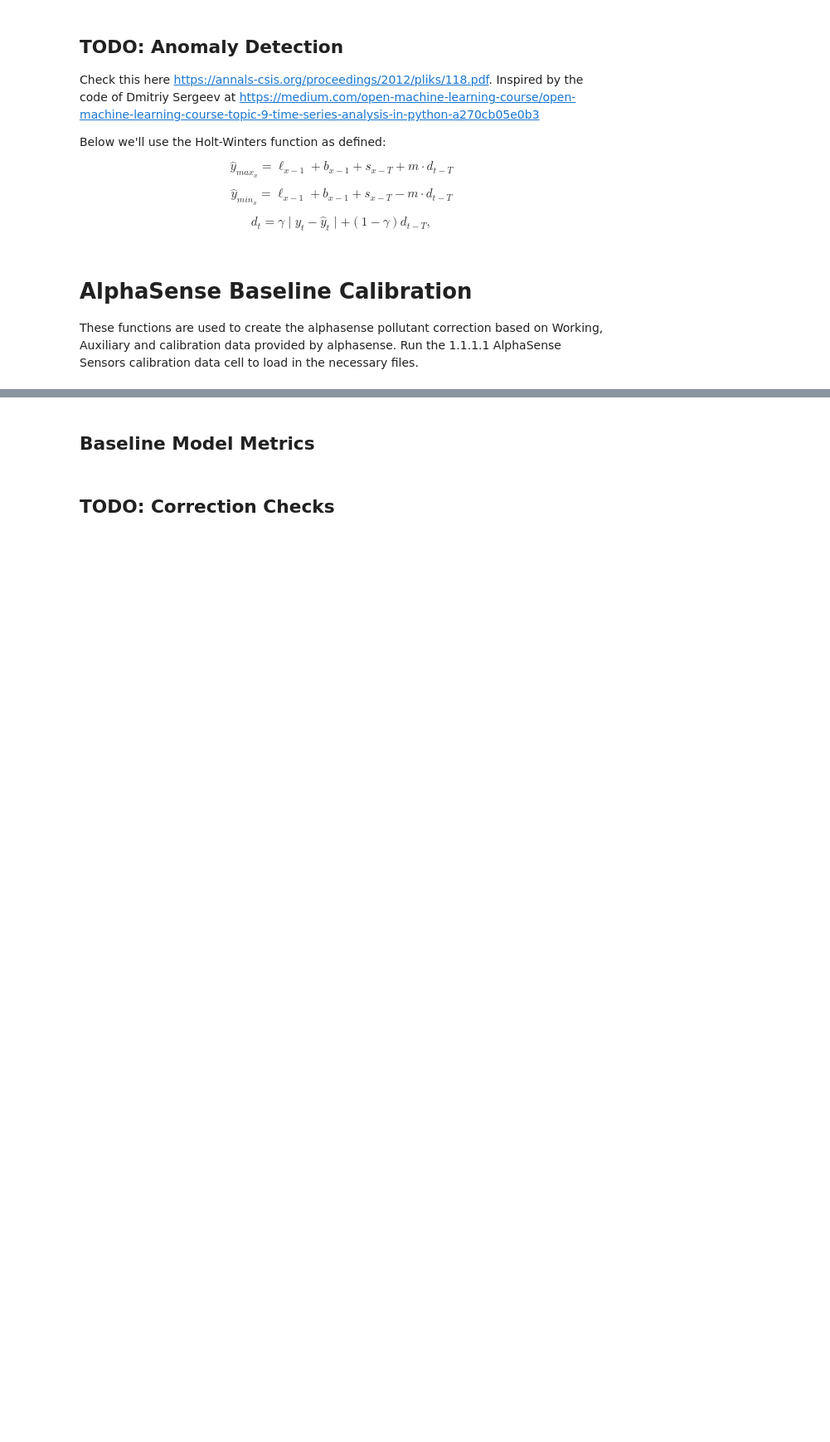
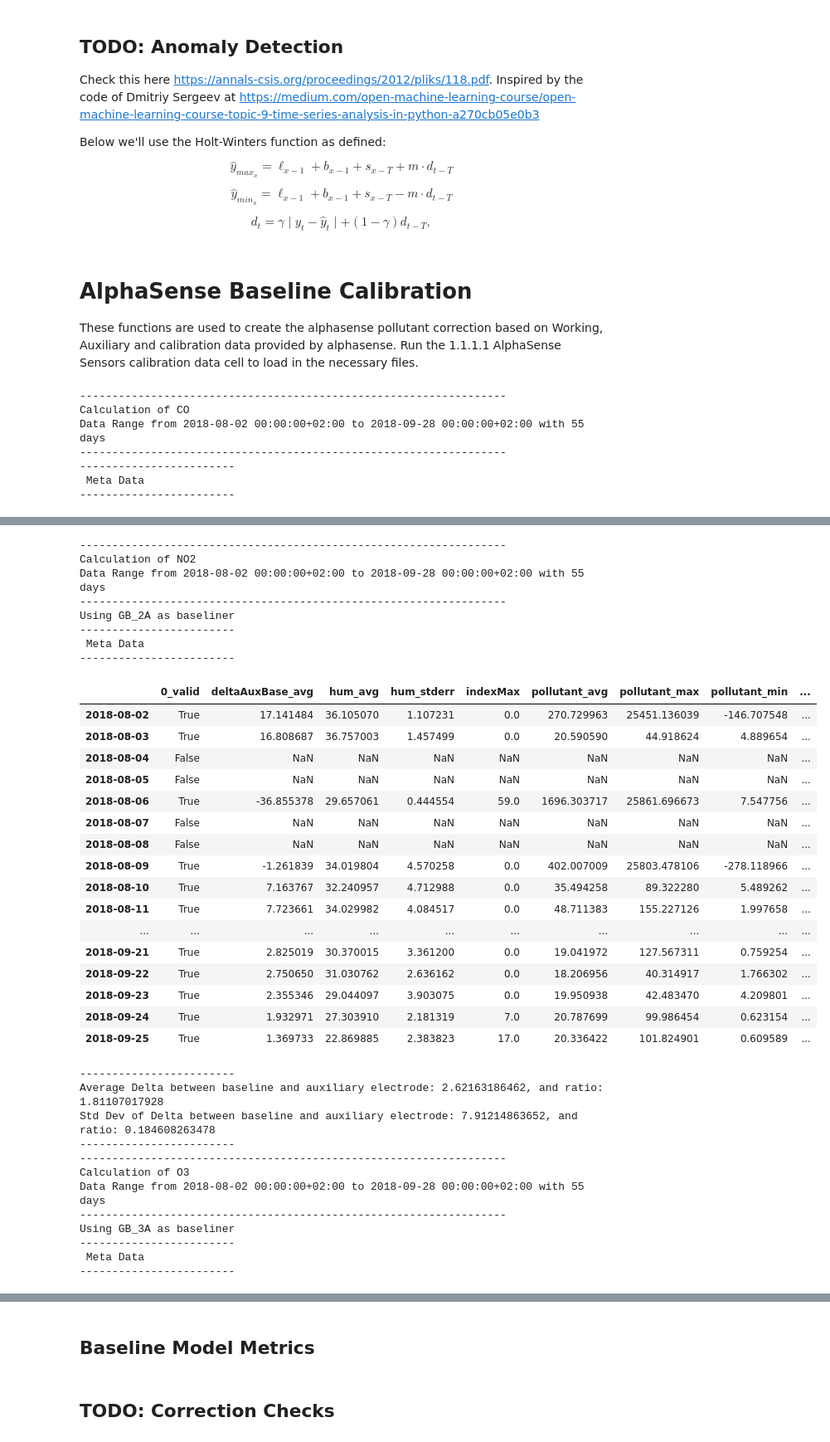
Before and after one commit to fablabbcn/smartcitizen-data, a Jupyter notebook: notebooks/Data-Analysis.ipynb, the cells around one changed output, grey strips where cells are left out. Shown at 83% size. Cells and saved outputs as stored; diff of their text form; code cells hidden in the pictures; blank space fills up the shorter version.

```diff
--- a/notebooks/Data-Analysis.ipynb
+++ b/notebooks/Data-Analysis.ipynb
@@ -1204,10 +1262,11 @@ These functions are used to create the alphasense pollutant correction based on
 from pollutant_cal_utils import *
 %matplotlib inline
 min_delta = 30
-ad_append = 'AD_BASE_' + str(min_delta)
+max_delta = 60
+ad_append = 'AD_BASE_' + str(min_delta) + '-' + str(max_delta)
 deltas_co = np.arange(10,10,1)
-deltas_no2 = np.arange(min_delta,min_delta+20,1)
-deltas_ox = np.arange(min_delta,min_delta+20,1)
+deltas_no2 = np.arange(min_delta,min_delta+max_delta,1)
+deltas_ox = np.arange(min_delta,min_delta+max_delta,1)
 
 selectedTestsAD = tuple()
 def selectTestAD(x):
@@ -1292,3 +1351,11 @@ checkBoxStats = widgets.Checkbox(value=True,
 
 Box = widgets.HBox([calculateCorrection, checkBoxDecomp, checkBoxPlotsIn, checkBoxVerb, checkBoxPlotsResult, checkBoxStats])
 display(Box)
+# %% [output]
+------------------------------------------------------------------
+Calculation of CO
+Data Range from 2018-08-02 00:00:00+02:00 to 2018-09-28 00:00:00+02:00 with 55 days
+------------------------------------------------------------------
+------------------------
+ Meta Data
+------------------------
@@ -1294,0 +1379,37 @@ display(Box)
+------------------------------------------------------------------
+Calculation of NO2
+Data Range from 2018-08-02 00:00:00+02:00 to 2018-09-28 00:00:00+02:00 with 55 days
+------------------------------------------------------------------
+Using GB_2A as baseliner
+------------------------
+ Meta Data
+------------------------
+|  | 0_valid | deltaAuxBase_avg | hum_avg | hum_stderr | indexMax | pollutant_avg | pollutant_max | pollutant_min | ... |
+| 2018-08-02 | True | 17.141484 | 36.105070 | 1.107231 | 0.0 | 270.729963 | 25451.136039 | -146.707548 | ... |
+| 2018-08-03 | True | 16.808687 | 36.757003 | 1.457499 | 0.0 | 20.590590 | 44.918624 | 4.889654 | ... |
+| 2018-08-04 | False | NaN | NaN | NaN | NaN | NaN | NaN | NaN | ... |
+| 2018-08-05 | False | NaN | NaN | NaN | NaN | NaN | NaN | NaN | ... |
+| 2018-08-06 | True | -36.855378 | 29.657061 | 0.444554 | 59.0 | 1696.303717 | 25861.696673 | 7.547756 | ... |
+| 2018-08-07 | False | NaN | NaN | NaN | NaN | NaN | NaN | NaN | ... |
+| 2018-08-08 | False | NaN | NaN | NaN | NaN | NaN | NaN | NaN | ... |
+| 2018-08-09 | True | -1.261839 | 34.019804 | 4.570258 | 0.0 | 402.007009 | 25803.478106 | -278.118966 | ... |
+| 2018-08-10 | True | 7.163767 | 32.240957 | 4.712988 | 0.0 | 35.494258 | 89.322280 | 5.489262 | ... |
+| 2018-08-11 | True | 7.723661 | 34.029982 | 4.084517 | 0.0 | 48.711383 | 155.227126 | 1.997658 | ... |
+| ... | ... | ... | ... | ... | ... | ... | ... | ... | ... |
+| 2018-09-21 | True | 2.825019 | 30.370015 | 3.361200 | 0.0 | 19.041972 | 127.567311 | 0.759254 | ... |
+| 2018-09-22 | True | 2.750650 | 31.030762 | 2.636162 | 0.0 | 18.206956 | 40.314917 | 1.766302 | ... |
+| 2018-09-23 | True | 2.355346 | 29.044097 | 3.903075 | 0.0 | 19.950938 | 42.483470 | 4.209801 | ... |
+| 2018-09-24 | True | 1.932971 | 27.303910 | 2.181319 | 7.0 | 20.787699 | 99.986454 | 0.623154 | ... |
+| 2018-09-25 | True | 1.369733 | 22.869885 | 2.383823 | 17.0 | 20.336422 | 101.824901 | 0.609589 | ... |
+------------------------
+Average Delta between baseline and auxiliary electrode: 2.62163186462, and ratio: 1.81107017928
+Std Dev of Delta between baseline and auxiliary electrode: 7.91214863652, and ratio: 0.184608263478
+------------------------
+------------------------------------------------------------------
+Calculation of O3
+Data Range from 2018-08-02 00:00:00+02:00 to 2018-09-28 00:00:00+02:00 with 55 days
+------------------------------------------------------------------
+Using GB_3A as baseliner
+------------------------
+ Meta Data
+------------------------
```
Also changed, not shown: parts of 5 cells of this notebook, 2 other files.
